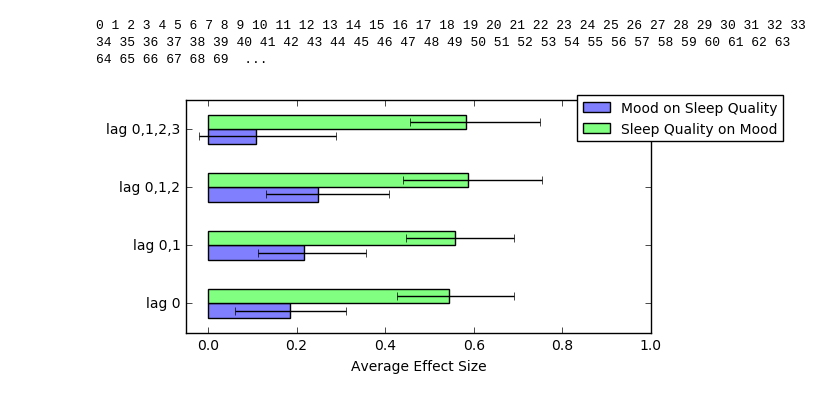
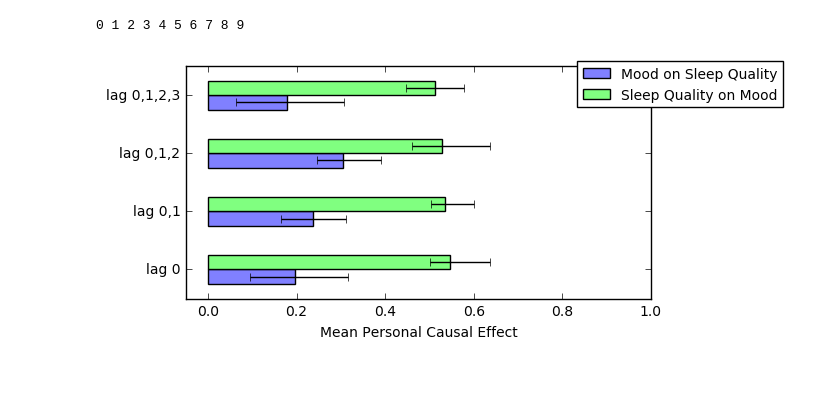
Before and after one commit to striantafillou/causality, a Jupyter notebook: run_psm_lags.ipynb, the cells around one changed output. Saved outputs shown, nothing was run; the diff lists cells and outputs as text; code cells hidden in the pictures.

Commit message:
pooled/personal relationships

```diff
--- a/run_psm_lags.ipynb
+++ b/run_psm_lags.ipynb
@@ -9,7 +9,7 @@ with open('data_clean.dat') as f:
     data = pickle.load(f)
 f.close()
 
-n_boot = 100
+n_boot = 10
 
 ind_set = range(len(data))
 
@@ -84,26 +84,26 @@ for k in range(n_boot):
     es_m2s_mean[k,:] = np.nanmean(es_m2s, axis=0)
     es_s2m_mean[k,:] = np.nanmean(es_s2m, axis=0)
 # %% [output]
-0 1 2 3 4 5 6 7 8 9 10 11 12 13 14 15 16 17 18 19 20 21 22 23 24 25 26 27 28 29 30 31 32 33 34 35 36 37 38 39 40 41 42 43 44 45 46 47 48 49 50 51 52 53 54 55 56 57 58 59 60 61 62 63 64 65 66 67 68 69  ...
+0 1 2 3 4 5 6 7 8 9
 # %%
 import matplotlib.pyplot as plt
 %matplotlib inline
 plt.figure(figsize=(6,3))
 plt.barh([0.75,1.75,2.75,3.75],np.mean(es_m2s_mean,axis=0),xerr=np.array([\
     [np.mean(es_m2s_mean[:,0])-np.percentile(es_m2s_mean[:,0],2.5),np.percentile(es_m2s_mean[:,0],97.5)-np.mean(es_m2s_mean[:,0])],\
     [np.mean(es_m2s_mean[:,1])-np.percentile(es_m2s_mean[:,1],2.5),np.percentile(es_m2s_mean[:,1],97.5)-np.mean(es_m2s_mean[:,1])],\
     [np.mean(es_m2s_mean[:,2])-np.percentile(es_m2s_mean[:,2],2.5),np.percentile(es_m2s_mean[:,2],97.5)-np.mean(es_m2s_mean[:,2])],\
     [np.mean(es_m2s_mean[:,3])-np.percentile(es_m2s_mean[:,3],2.5),np.percentile(es_m2s_mean[:,3],97.5)-np.mean(es_m2s_mean[:,3])]]).reshape(2,4),\
     ecolor=(0,0,0),height=.25,color=(.5,.5,1))
 plt.barh([1,2,3,4],np.mean(es_s2m_mean,axis=0),xerr=np.array([\
     [np.mean(es_s2m_mean[:,0])-np.percentile(es_s2m_mean[:,0],2.5),np.percentile(es_s2m_mean[:,0],97.5)-np.mean(es_s2m_mean[:,0])],\
     [np.mean(es_s2m_mean[:,1])-np.percentile(es_s2m_mean[:,1],2.5),np.percentile(es_s2m_mean[:,1],97.5)-np.mean(es_s2m_mean[:,1])],\
     [np.mean(es_s2m_mean[:,2])-np.percentile(es_s2m_mean[:,2],2.5),np.percentile(es_s2m_mean[:,2],97.5)-np.mean(es_s2m_mean[:,2])],\
     [np.mean(es_s2m_mean[:,3])-np.percentile(es_s2m_mean[:,3],2.5),np.percentile(es_s2m_mean[:,3],97.5)-np.mean(es_s2m_mean[:,3])]]).reshape(2,4),\
     ecolor=(0,0,0),height=.25,color=(.5,1,.5))
 plt.xlim([-.05,1])
 plt.yticks([1,2,3,4],['lag 0','lag 0,1','lag 0,1,2','lag 0,1,2,3'],rotation=0);
-plt.xlabel('Average Effect Size')
+plt.xlabel('Mean Personal Causal Effect')
 plt.legend(['Mood on Sleep Quality','Sleep Quality on Mood'],loc='upper right',bbox_to_anchor=(1.3, 1.05), fontsize=10);
 # %% [output]
-[figure, old version]
+[figure, new version]
```
Also changed, not shown: 9 other files.
